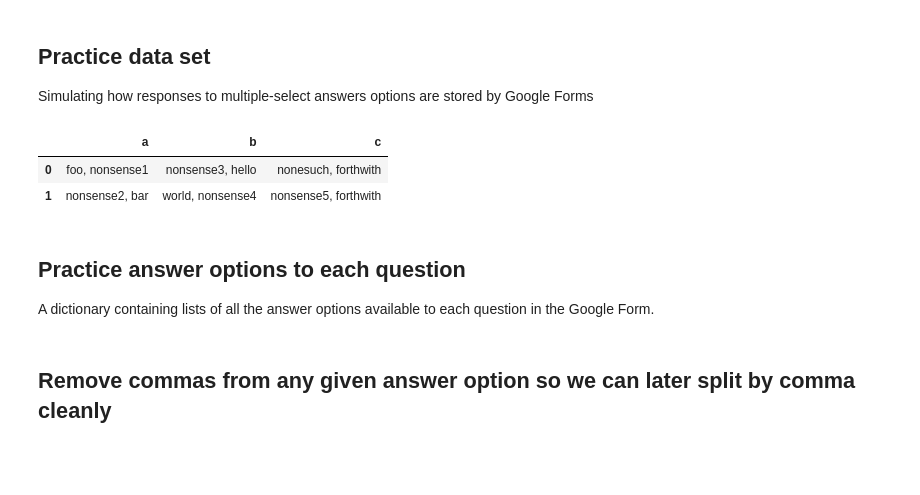
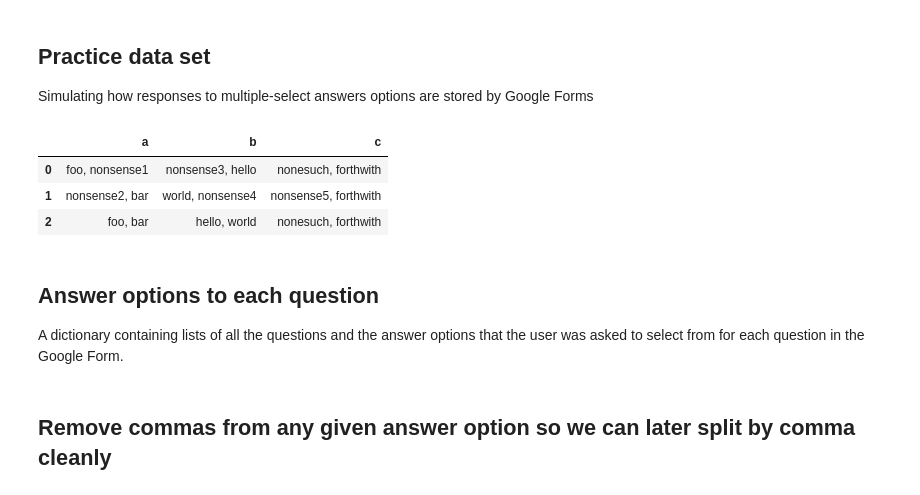
Before and after one commit to croton-on-hudson/bicycle-pedestrian-committee, a Jupyter notebook: survey/analysis/multiple_answer_cleanup_experiment.ipynb, the cells around one changed output. Cells and saved outputs as stored; diff of their text form; code cells hidden in the pictures; blank space fills up the shorter version.

```diff
--- a/survey/analysis/multiple_answer_cleanup_experiment.ipynb
+++ b/survey/analysis/multiple_answer_cleanup_experiment.ipynb
@@ -10,18 +10,19 @@ from IPython.display import display, Markdown, Latex
 Simulating how responses to multiple-select answers options are stored by Google Forms
 # %%
 df = pd.DataFrame({
-    'a': ['foo, nonsense1', 'nonsense2, bar'],
-    'b': ['nonsense3, hello', 'world, nonsense4'],
-    'c': ['nonesuch, forthwith', 'nonsense5, forthwith']
+    'a': ['foo, nonsense1', 'nonsense2, bar', 'foo, bar'],
+    'b': ['nonsense3, hello', 'world, nonsense4', 'hello, world'],
+    'c': ['nonesuch, forthwith', 'nonsense5, forthwith', 'nonesuch, forthwith'],
 })
 df
 # %% [output]
 |  | a | b | c |
 | 0 | foo, nonsense1 | nonsense3, hello | nonesuch, forthwith |
 | 1 | nonsense2, bar | world, nonsense4 | nonsense5, forthwith |
+| 2 | foo, bar | hello, world | nonesuch, forthwith |
 # %% [markdown]
-## Practice answer options to each question
-A dictionary containing lists of all the answer options available to each question in the Google Form.
+## Answer options to each question
+A dictionary containing lists of all the questions and the answer options that the user was asked to select from for each question in the Google Form.
 # %%
 # a dictionary of columns that contain comma-separated multiple answer options
 multiple_answer_options = {
```
Also changed, not shown: parts of 18 cells of this notebook, 7 other files.
